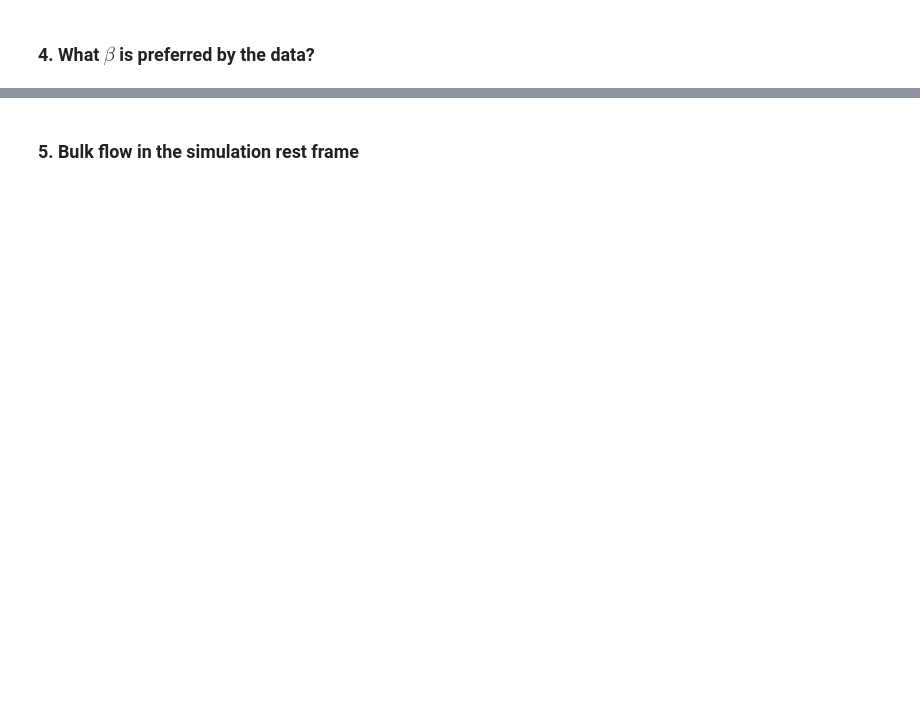
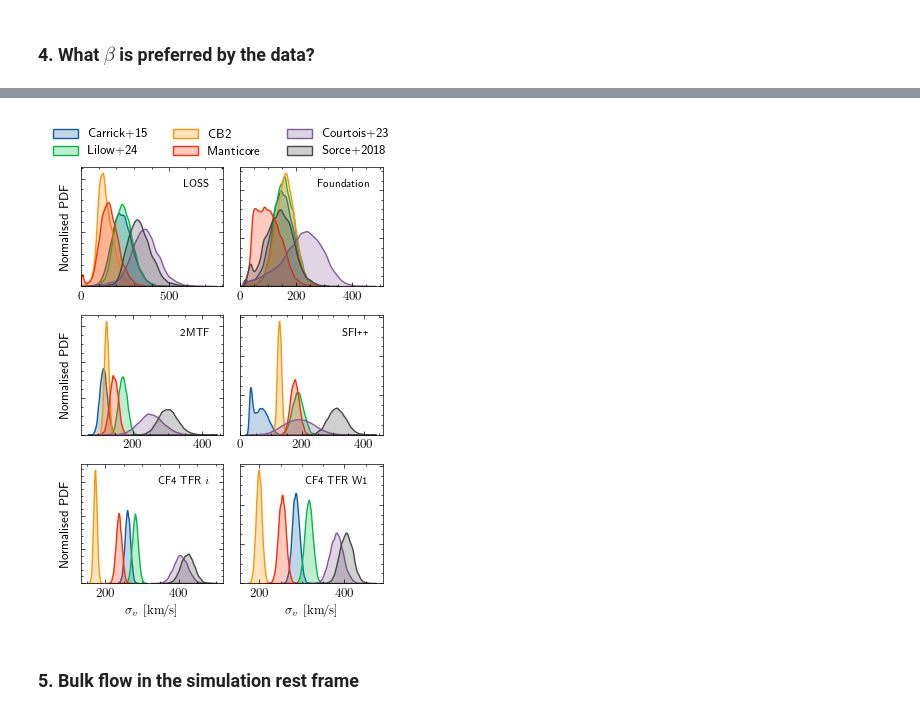
Before and after one commit to Richard-Sti/csiborgtools_public, a Jupyter notebook: notebooks/flow/reconstruction_comparison.ipynb, the cells around one changed output, grey strips where cells are left out. Drawn from its saved outputs; the diff is of its cells as text; code cells hidden in the pictures; blank space fills up the shorter version.

```diff
--- a/notebooks/flow/reconstruction_comparison.ipynb
+++ b/notebooks/flow/reconstruction_comparison.ipynb
@@ -437,0 +400,17 @@ with plt.style.context('science'):
+# %%
+sims = ["Carrick2015", "Lilow2024", "csiborg2_main", "csiborg2X", "CF4", "CLONES"]
+cats = ["LOSS", "Foundation", "2MTF", "SFI_gals", "CF4_TFR_i", "CF4_TFR_w1"]
+# cats = ["2MTF", "SFI_gals", "CF4_TFR_not2MTForSFI_i"]
+
+X = {}
+for sim in sims:
+    for cat in cats:
+        fname = paths.flow_validation(
+            fdir, sim, cat, inference_method="bayes",
+            sample_alpha=True, zcmb_max=0.05)
+
+        if not exists(fname):
+            raise FileNotFoundError(fname)
+
+        with File(fname, 'r') as f:
+            X[f"{sim}_{cat}"] = f[f"samples/sigma_v"][...]
@@ -438,3 +435,48 @@ with plt.style.context('science'):
+# %%
+with plt.style.context('science'):
+    plt.rcParams.update({'font.size': 9})
+
+
+    fig, axs = plt.subplots(3, 2, figsize=(3.5, 2.65 * 1.8))
+    fig.subplots_adjust(hspace=0, wspace=0)
+
+    for k, cat in enumerate(cats):
+        i, j = k // 2, k % 2
+        ax = axs[i, j]
+
+        for sim in sims:
+            sns.kdeplot(X[f"{sim}_{cat}"], fill=True, bw_adjust=0.75, ax=ax,
+                        label=simname_to_pretty(sim) if i == 0 else None)
+
+        ax.text(0.9, 0.85, catalogue_to_pretty(cat),
+            transform=ax.transAxes, fontsize="small",
+            verticalalignment='center', horizontalalignment='right',
+            # bbox=dict(facecolor='white', alpha=0.5, edgecolor='k')
+            )
+
+        ax.set_ylabel(None)
+        ax.set_yticklabels([])
+
+        xmin = ax.get_xlim()[0]
+        if xmin < 0:
+            ax.set_xlim(0)
+
+    handles, labels = axs[0, 0].get_legend_handles_labels()
+    fig.legend(handles, labels, loc='upper center', bbox_to_anchor=(0.5, 1.075),
+               ncol=3)
+
+    # for i in range(3):
+    for j in range(2):
+        axs[-1, j].set_xlabel(r"$\sigma_v ~ [\mathrm{km} / \mathrm{s}]$")
+
+    for i in range(3):
+        axs[i, 0].set_ylabel("Normalised PDF")
+
+    fig.tight_layout()
+    fig.savefig(f"../../plots/sigmav_comparison.pdf", dpi=450)
+    fig.show()
+# %% [output]
+[figure, added]
 # %% [markdown]
 ### 5. Bulk flow in the simulation rest frame
 # %%
```
Also changed, not shown: parts of 13 cells of this notebook, 1 other file.
